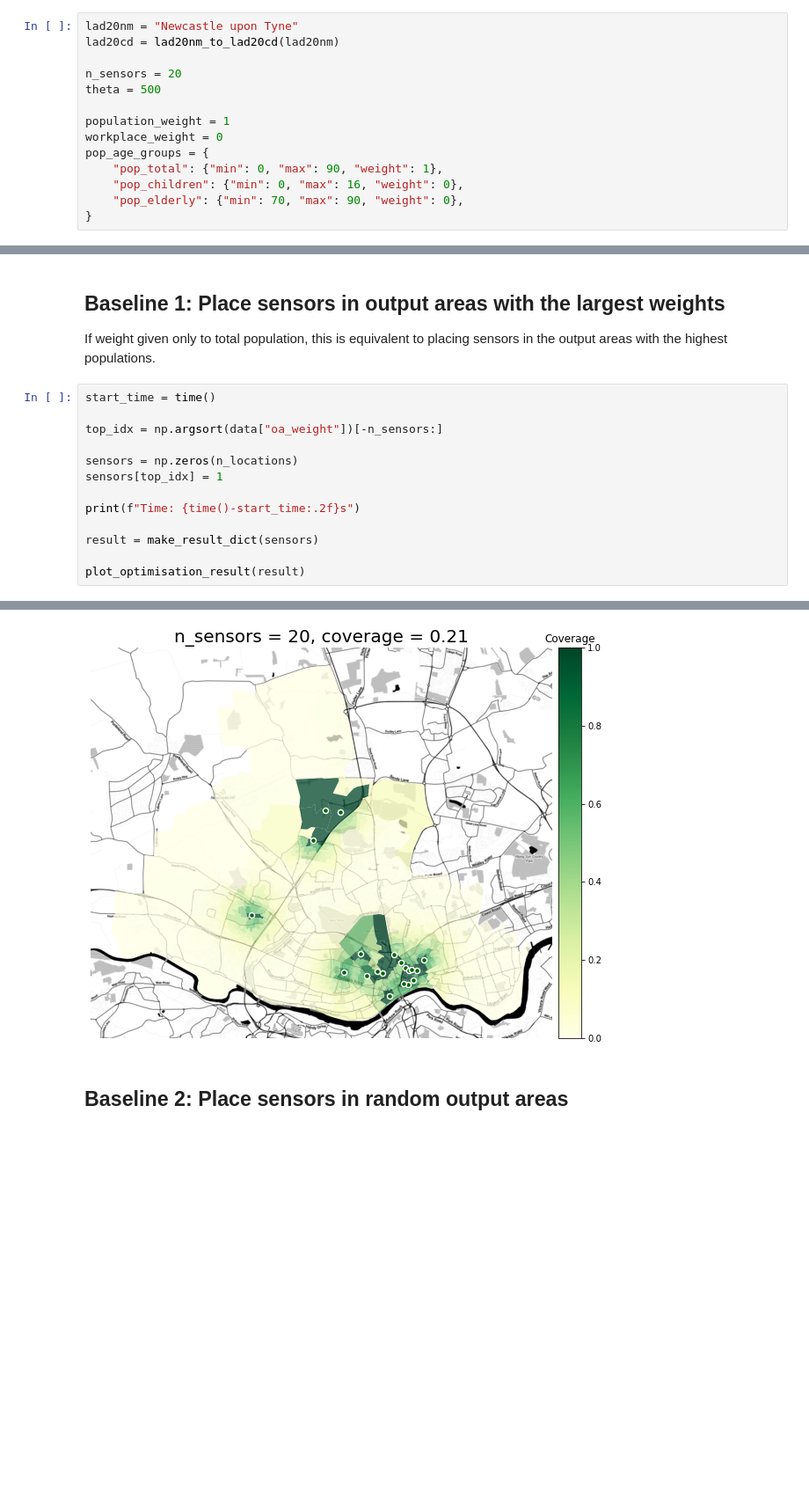
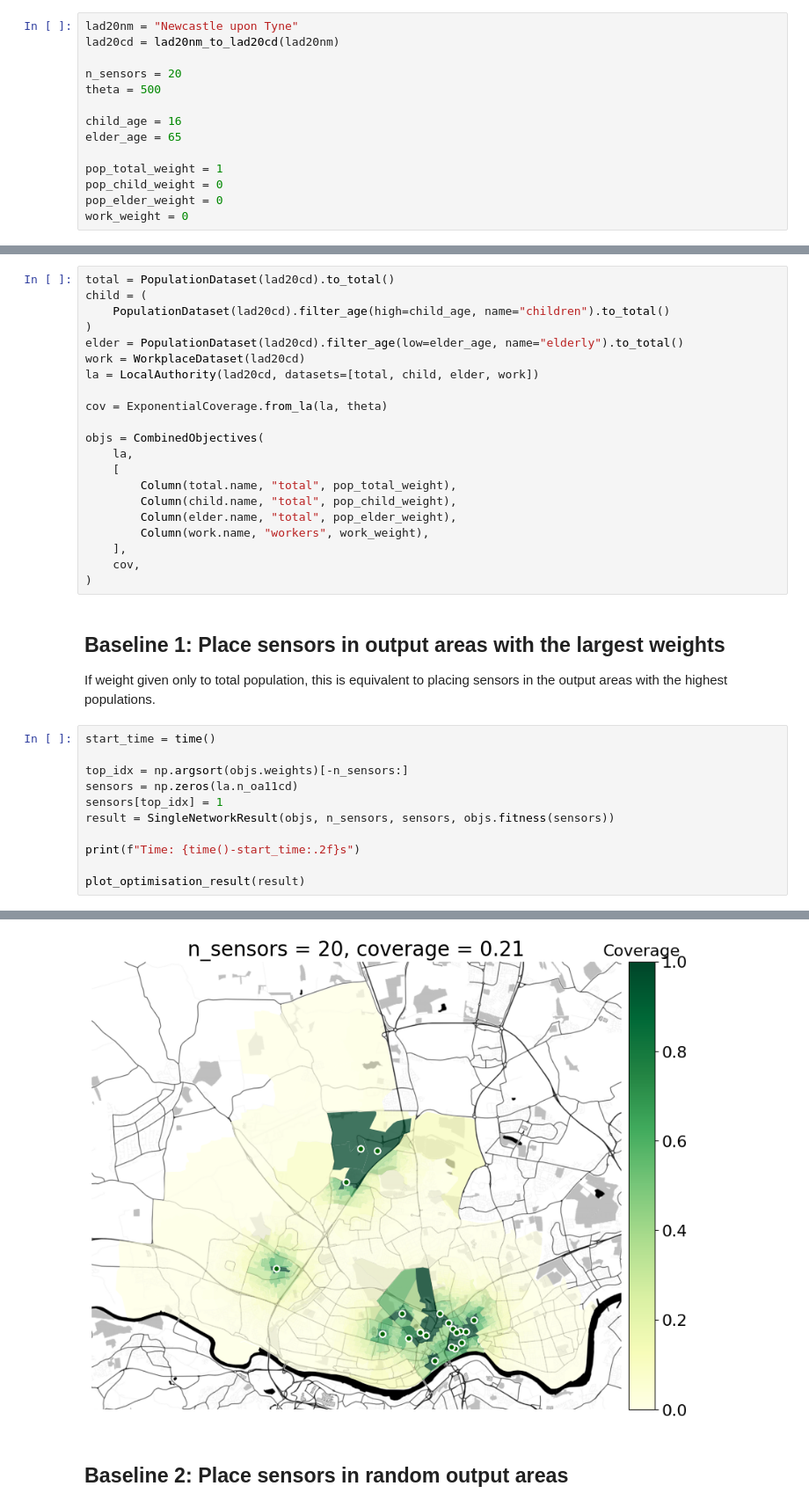
Before and after one commit to alan-turing-institute/spatial-inequality, a Jupyter notebook: notebooks/optimisation_baselines.ipynb, the cells around one changed output, grey strips where cells are left out. Shown at 88% size. Cells and saved outputs as stored; diff of their text form; blank space fills up the shorter version.

```diff
--- a/notebooks/optimisation_baselines.ipynb
+++ b/notebooks/optimisation_baselines.ipynb
@@ -19,10 +20,10 @@ lad20cd = lad20nm_to_lad20cd(lad20nm)
 n_sensors = 20
 theta = 500
 
-population_weight = 1
-workplace_weight = 0
-pop_age_groups = {
-    "pop_total": {"min": 0, "max": 90, "weight": 1},
-    "pop_children": {"min": 0, "max": 16, "weight": 0},
-    "pop_elderly": {"min": 70, "max": 90, "weight": 0},
-}
+child_age = 16
+elder_age = 65
+
+pop_total_weight = 1
+pop_child_weight = 0
+pop_elder_weight = 0
+work_weight = 0
@@ -89,3 +32,24 @@ def make_result_dict(sensors):
+# %%
+total = PopulationDataset(lad20cd).to_total()
+child = (
+    PopulationDataset(lad20cd).filter_age(high=child_age, name="children").to_total()
+)
+elder = PopulationDataset(lad20cd).filter_age(low=elder_age, name="elderly").to_total()
+work = WorkplaceDataset(lad20cd)
+la = LocalAuthority(lad20cd, datasets=[total, child, elder, work])
+
+cov = ExponentialCoverage.from_la(la, theta)
+
+objs = CombinedObjectives(
+    la,
+    [
+        Column(total.name, "total", pop_total_weight),
+        Column(child.name, "total", pop_child_weight),
+        Column(elder.name, "total", pop_elder_weight),
+        Column(work.name, "workers", work_weight),
+    ],
+    cov,
+)
 # %% [markdown]
 ## Baseline 1: Place sensors in output areas with the largest weights
 
@@ -93,14 +57,12 @@ If weight given only to total population, this is equivalent to placing sensors
 # %%
 start_time = time()
 
-top_idx = np.argsort(data["oa_weight"])[-n_sensors:]
-
-sensors = np.zeros(n_locations)
+top_idx = np.argsort(objs.weights)[-n_sensors:]
+sensors = np.zeros(la.n_oa11cd)
 sensors[top_idx] = 1
+result = SingleNetworkResult(objs, n_sensors, sensors, objs.fitness(sensors))
 
 print(f"Time: {time()-start_time:.2f}s")
 
-result = make_result_dict(sensors)
-
 plot_optimisation_result(result)
 # %% [output]
@@ -108,4 +70,4 @@ Time: 0.00s
-[figure, old version]
+[figure, new version]
 # %% [markdown]
 ## Baseline 2: Place sensors in random output areas
 # %%
```
Also changed, not shown: parts of 12 cells of this notebook, 1 other file.
